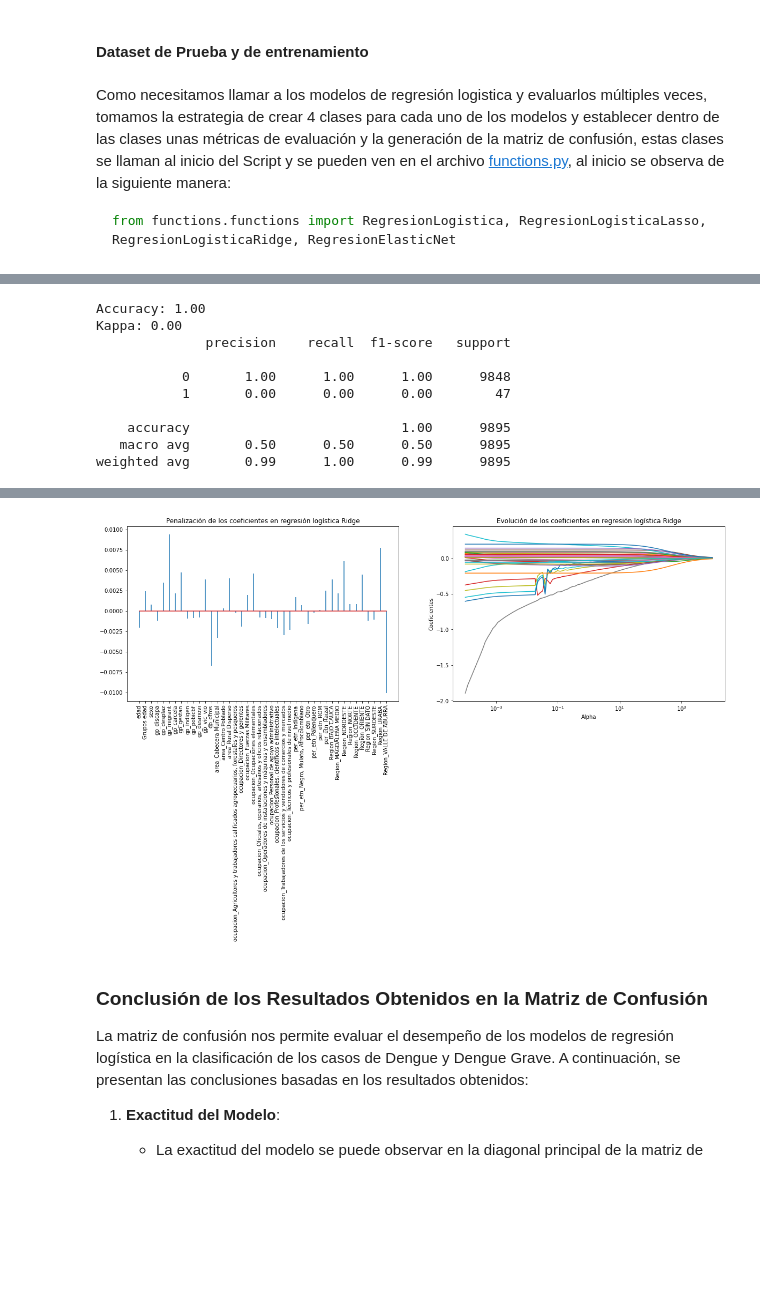
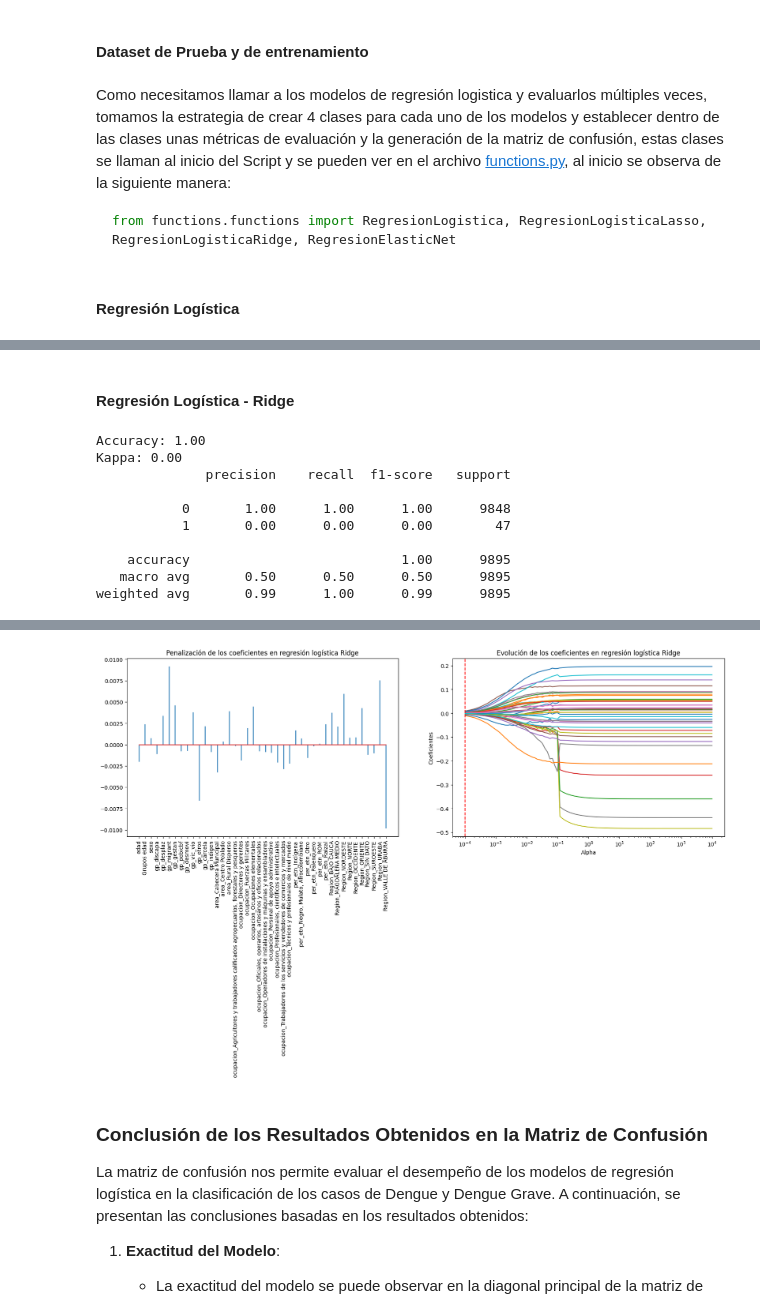
Before and after one commit to ngarciap/Analisis_Cuantitativo, a Jupyter notebook: Taller 3/Taller_3_Punto4.ipynb, the cells around one changed output, grey strips where cells are left out. Cells and saved outputs as stored; diff of their text form; code cells hidden in the pictures; blank space fills up the shorter version.

````diff
--- a/Taller 3/Taller_3_Punto4.ipynb
+++ b/Taller 3/Taller_3_Punto4.ipynb
@@ -79,10 +86,12 @@ Las siguientes columnas se eliminan bajo los siguientes criterios:
 # %%
 # Columnas innecesarias
-col_eliminar = ['area_1', 'area_2', 'gp_mad_com', 'tpo_consulta(consulta-inicio)', 'fiebre', 'extravasac', 'hemorr_hem']
+col_eliminar = ['area_1', 'area_2', 'gp_mad_com', 'tpo_consulta(consulta-inicio)', 'fiebre', 'extravasac', 'hemorr_hem', 'choque', 'daño_organ', 'tpo_deterioro(hosp-consul)', 'fec_hos', 'fec_con', 'ini_sin']
+
 # Columnas de interés separadas por categorías
 col_soc_demograficas = ['edad',
                         'Grupos edad',
-                        'sexo', 'area',
+                        'sexo',
+                        'area',
                         'ocupacion',
                         'per_etn',
                         'gp_discapa',
@@ -92,12 +101,14 @@ col_soc_demograficas = ['edad',
                         'gp_pobicbf',
                         'gp_desmovi',
                         'gp_vic_vio',
-                        'gp_otros']
-col_clinicas = ['fec_con',
-                'ini_sin',
+                        'gp_otros',
+                        'gp_carcela',
+                        'gp_indigen',
+                        'nom_eve',
+                        'Region']
+
+col_clinicas = ['edad',
                 'pac_hos',
-                'fec_hos',
-                'tpo_deterioro(hosp-consul)',
                 'cefalea',
                 'dolrretroo',
                 'malgias','artralgia',
@@ -113,8 +124,7 @@ col_clinicas = ['fec_con',
                 'caida_plaq',
                 'acum_liqui',
                 'aum_hemato',
-                'choque',
-                'daño_organ']
+                'nom_eve']
 
 # Alistamiento del Dataset
 df.rename(columns=lambda x: x.rstrip('_'), inplace=True)
@@ -129,7 +139,7 @@ df.loc[(df['sexo'] == 'M') & (df['gp_gestan'].isnull()), 'gp_gestan'] = 'No'
 Inicialmente, se depuran las columnas de interés y se eliminan registros vacíos para el estudio
 # %%
 df1 = df.copy() # Crear una copia del DataFrame original
-df1.drop(inplace=True,columns=col_clinicas) # Eliminar columnas innecesarias
+df1 = df1[col_soc_demograficas] # Dejar las columnas de interés
 print(f'Registros del Dataframe Original: {df1.shape[0]}')
 
 # Eliminar registros con datos nulos
@@ -178,10 +188,12 @@ scaler = StandardScaler()
 X_train_scaled = scaler.fit_transform(X_train)
 X_test_scaled = scaler.transform(X_test)
 # %% [markdown]
-Como necesitamos llamar a los modelos de regresión logistica y evaluarlos múltiples veces, tomamos la estrategia de crear 4 clases para cada uno de los modelos y establecer dentro de las clases unas métricas de evaluación y la generación de la matriz de confusión, estas clases se llaman al inicio del Script y se pueden ven en el archivo [functions.py](functions/functions.py), al inicio se observa de la siguiente manera:
+Como necesitamos llamar a los modelos de regresión logistica y evaluarlos múltiples veces, tomamos la estrategia de crear 4 clases para cada uno de los modelos y establecer dentro de las clases unas métricas de evaluación y la generación de la matriz de confusión, estas clases se llaman al inicio del Script y se pueden ver en el archivo [functions.py](functions/functions.py), al inicio se observa de la siguiente manera:
 ```python
 from functions.functions import RegresionLogistica, RegresionLogisticaLasso, RegresionLogisticaRidge, RegresionElasticNet
 ```
+# %% [markdown]
+#### **Regresión Logística**
 # %%
 # Instanciar el Objeto RegresionLogistica
 rl = RegresionLogistica()
@@ -201,19 +214,22 @@ Kappa: 0.00
    macro avg       0.50      0.50      0.50      9895
 weighted avg       0.99      1.00      0.99      9895
 [figure]
+# %% [markdown]
+#### **Regresión Logística - Ridge**
 # %%
 # Instanciar el Objeto RegresionLogistica Ridge
 cs = np.logspace(-4, 4, 100)                            # Definir los valores de alpha
 rl2 = RegresionLogisticaRidge(Cs = cs)
 rl2.fit_model(X_train_scaled, y_train)
-y_pred_lasso = rl2.predict(X_test_scaled)
-rl2.evaluate(y_test, y_pred_lasso)                     # Evaluar el modelo
-rl2.plot_confusion_matrix(y_test, y_pred_lasso)        # Matriz de confusión
+y_pred_ridge = rl2.predict(X_test_scaled)
+rl2.evaluate(y_test, y_pred_ridge)                     # Evaluar el modelo
+rl2.plot_confusion_matrix(y_test, y_pred_ridge)        # Matriz de confusión
+accuracy_ridge = accuracy_score(y_test, y_pred_ridge)
 
 # Obtener los coeficientes para cada valor de alpha
 ridge_coefs = []
 for a in cs:
-    ridge = LogisticRegression(penalty='l2', C=1/a, solver='lbfgs', random_state=42)
+    ridge = LogisticRegression(penalty='l2', C=a, solver='lbfgs', random_state=42)
     ridge.fit(X_train_scaled, y_train)
     ridge_coefs.append(ridge.coef_.flatten())  # Aplanar los coeficientes y agregarlos a la lista
 
@@ -231,34 +247,35 @@ df_coeficientes_Ridge = df_coeficientes_Ridge.query("coeficientes != 0")
 # Generar las gráficas para la evolución de los coeficientes de regresión
 fig, axes = plt.subplots(1, 2, figsize=(20, 6))
 
 # Gráfica para penalización de Coeficientes
 axes[0].stem(df_coeficientes_Ridge.predictores, df_coeficientes_Ridge.coeficientes, markerfmt = ' ')
 axes[0].set_xticks(df_coeficientes_Ridge.predictores)
 axes[0].set_xticklabels(df_coeficientes_Ridge.predictores, rotation = 90)
 axes[0].set_title('Penalización de los coeficientes en regresión logística Ridge')
 # Gráfica para coeficientes vs Alpha
 axes[1].plot(cs, ridge_coefs)
+axes[1].axvline(rl2.model.C_, color='red', linestyle='--')
 axes[1].set_xscale('log')
 axes[1].set_xlabel('Alpha')
 axes[1].set_ylabel('Coeficientes')
 axes[1].set_title('Evolución de los coeficientes en regresión logística Ridge')
 axes[1].axis('tight')
 
 plt.tight_layout()
 plt.show()
 # %% [output]
 Accuracy: 1.00
 Kappa: 0.00
               precision    recall  f1-score   support
 
            0       1.00      1.00      1.00      9848
            1       0.00      0.00      0.00        47
 
     accuracy                           1.00      9895
    macro avg       0.50      0.50      0.50      9895
 weighted avg       0.99      1.00      0.99      9895
 [figure]
-[figure, old version]
+[figure, new version]
 # %% [markdown]
 ### **Conclusión de los Resultados Obtenidos en la Matriz de Confusión**
 
````
Also changed, not shown: parts of 47 cells of this notebook, 2 other files.
